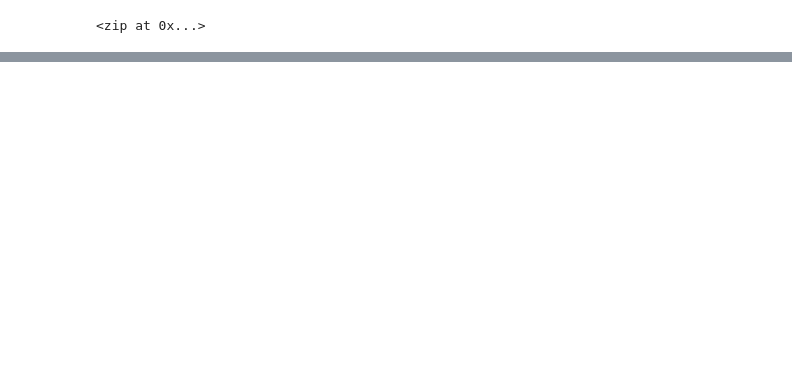
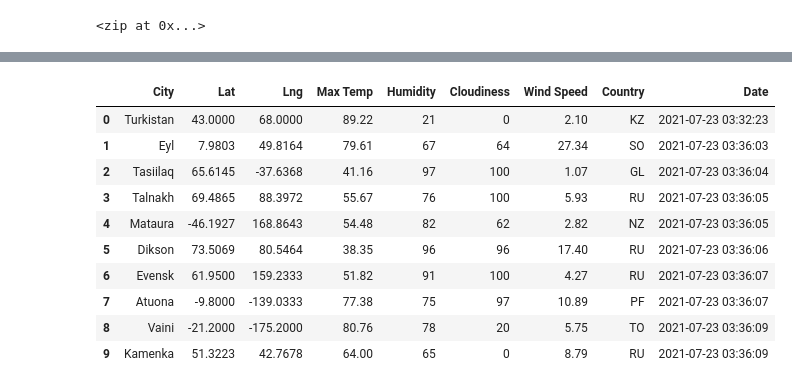
Before and after one commit to Yaye2021/World_Weather_Analysis, a Jupyter notebook: WheaterPy.ipynb, the cells around one changed output, grey strips where cells are left out. Saved outputs shown, nothing was run; the diff lists cells and outputs as text; code cells hidden in the pictures; blank space fills up the shorter version.

```diff
--- a/WheaterPy.ipynb
+++ b/WheaterPy.ipynb
@@ -33,0 +40,2 @@ len(cities)
+# %%
+url = "http://api.openweathermap.org/data/2.5/weather?units=Imperial&APPID=" + weather_api_key
@@ -33,0 +45,10 @@ len(cities)
+# %%
+# Create an empty list to hold the weather data.
+city_data = []
+# Print the beginning of the logging.
+print("Beginning Data Retrieval     ")
+print("-----------------------------")
+
+# Create counters.
+record_count = 1
+set_count = 1
@@ -33,0 +126,16 @@ len(cities)
+# %%
+# Convert the array of dictionaries to a Pandas DataFrame.
+city_data_df = pd.DataFrame(city_data)
+city_data_df.head(10)
+# %% [output]
+|  | City | Lat | Lng | Max Temp | Humidity | Cloudiness | Wind Speed | Country | Date |
+| 0 | Turkistan | 43.0000 | 68.0000 | 89.22 | 21 | 0 | 2.10 | KZ | 2021-07-23 03:32:23 |
+| 1 | Eyl | 7.9803 | 49.8164 | 79.61 | 67 | 64 | 27.34 | SO | 2021-07-23 03:36:03 |
+| 2 | Tasiilaq | 65.6145 | -37.6368 | 41.16 | 97 | 100 | 1.07 | GL | 2021-07-23 03:36:04 |
+| 3 | Talnakh | 69.4865 | 88.3972 | 55.67 | 76 | 100 | 5.93 | RU | 2021-07-23 03:36:05 |
+| 4 | Mataura | -46.1927 | 168.8643 | 54.48 | 82 | 62 | 2.82 | NZ | 2021-07-23 03:36:05 |
+| 5 | Dikson | 73.5069 | 80.5464 | 38.35 | 96 | 96 | 17.40 | RU | 2021-07-23 03:36:06 |
+| 6 | Evensk | 61.9500 | 159.2333 | 51.82 | 91 | 100 | 4.27 | RU | 2021-07-23 03:36:07 |
+| 7 | Atuona | -9.8000 | -139.0333 | 77.38 | 75 | 97 | 10.89 | PF | 2021-07-23 03:36:07 |
+| 8 | Vaini | -21.2000 | -175.2000 | 80.76 | 78 | 20 | 5.75 | TO | 2021-07-23 03:36:09 |
+| 9 | Kamenka | 51.3223 | 42.7678 | 64.00 | 65 | 0 | 8.79 | RU | 2021-07-23 03:36:09 |
```
Also changed, not shown: parts of 7 cells of this notebook, 3 other files.
